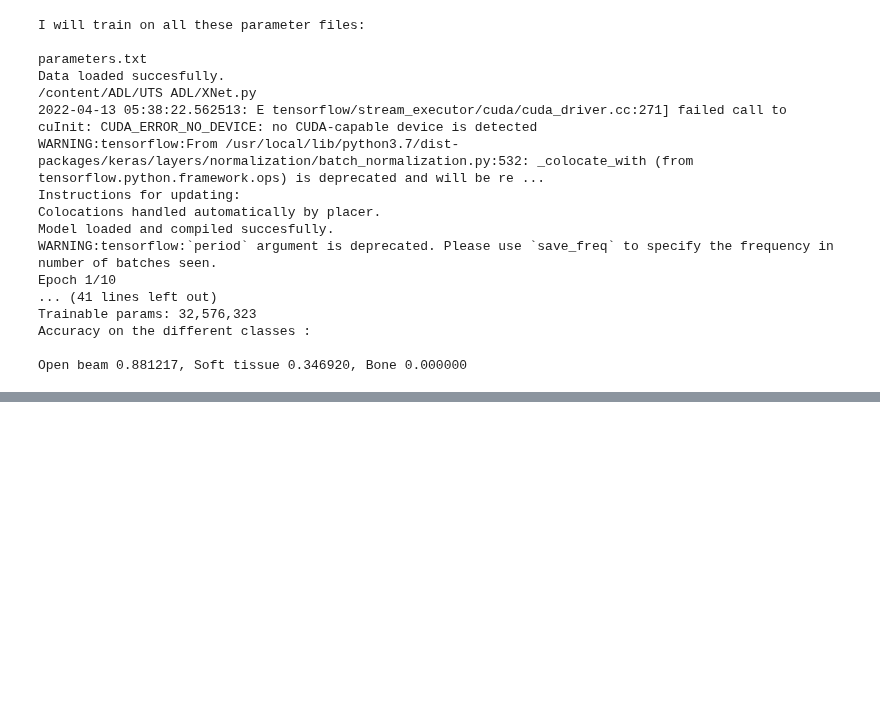
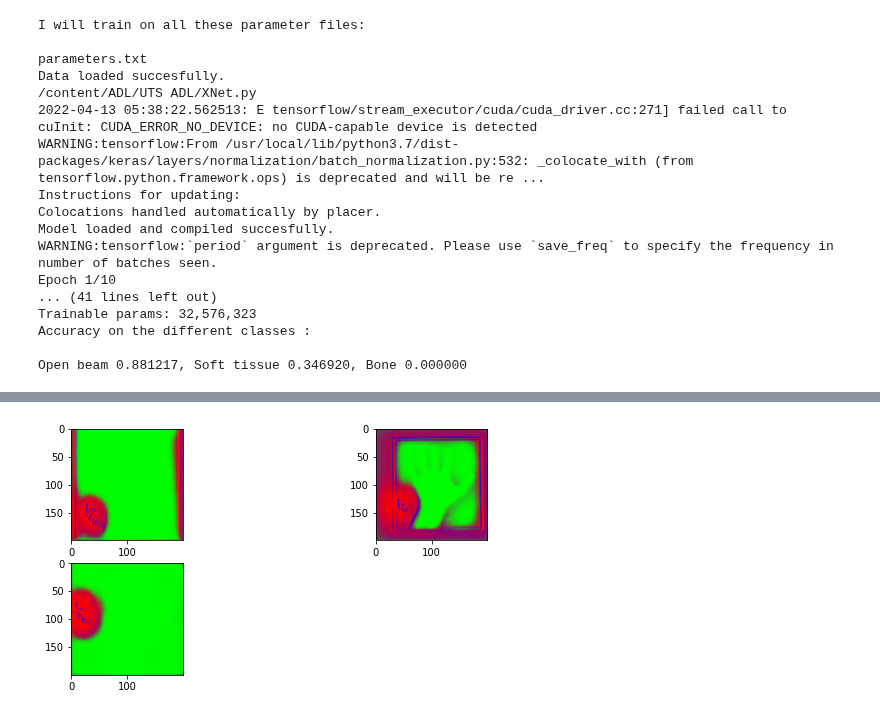
Before and after one commit to gabriellaaileen/ADL, a Jupyter notebook: UTS ADL/UTS_ADL_XNet.ipynb, the cells around one changed output, grey strips where cells are left out. Cells and saved outputs as stored; diff of their text form; code cells hidden in the pictures; blank space fills up the shorter version.

```diff
--- a/UTS ADL/UTS_ADL_XNet.ipynb
+++ b/UTS ADL/UTS_ADL_XNet.ipynb
@@ -402,0 +426,2 @@ Open beam 0.881217, Soft tissue 0.346920, Bone 0.000000
+# %%
+batch_size2=int(input("Masukkan batch size: "))
@@ -402,0 +430,13 @@ Open beam 0.881217, Soft tissue 0.346920, Bone 0.000000
+# %%
+#Convert image menjadi input array
+input_arr=[]
+for img in name[0:batch_size2]:
+  image = tf.keras.preprocessing.image.load_img(path=os.path.join(image_path,img),color_mode="grayscale",target_size=(200,200))
+  pic = tf.keras.preprocessing.image.img_to_array(image)
+  input_arr.append(pic.reshape((1,200,200,1)))
+# %%
+#Menampilkan salah satu image input
+input_arr = np.asarray(input_arr)
+input_arr = input_arr.reshape(batch_size2,200,200,1)
+pyplot.imshow(input_arr[2].reshape(200,200))
+pyplot.show()
@@ -402,0 +445,12 @@ Open beam 0.881217, Soft tissue 0.346920, Bone 0.000000
+# %%
+#Prediksi image dalam batch
+predictions = new_model.predict(input_arr)
+# %%
+predictions = predictions.reshape((batch_size2,200,200,3))
+
+fig = plt.figure(figsize=(10, 7))
+for i in range(batch_size2):
+   fig.add_subplot(3, 2, i+1)
+   plt.imshow(predictions[i])
+# %% [output]
+[figure, added]
```
Also changed, not shown: parts of 6 cells of this notebook.
